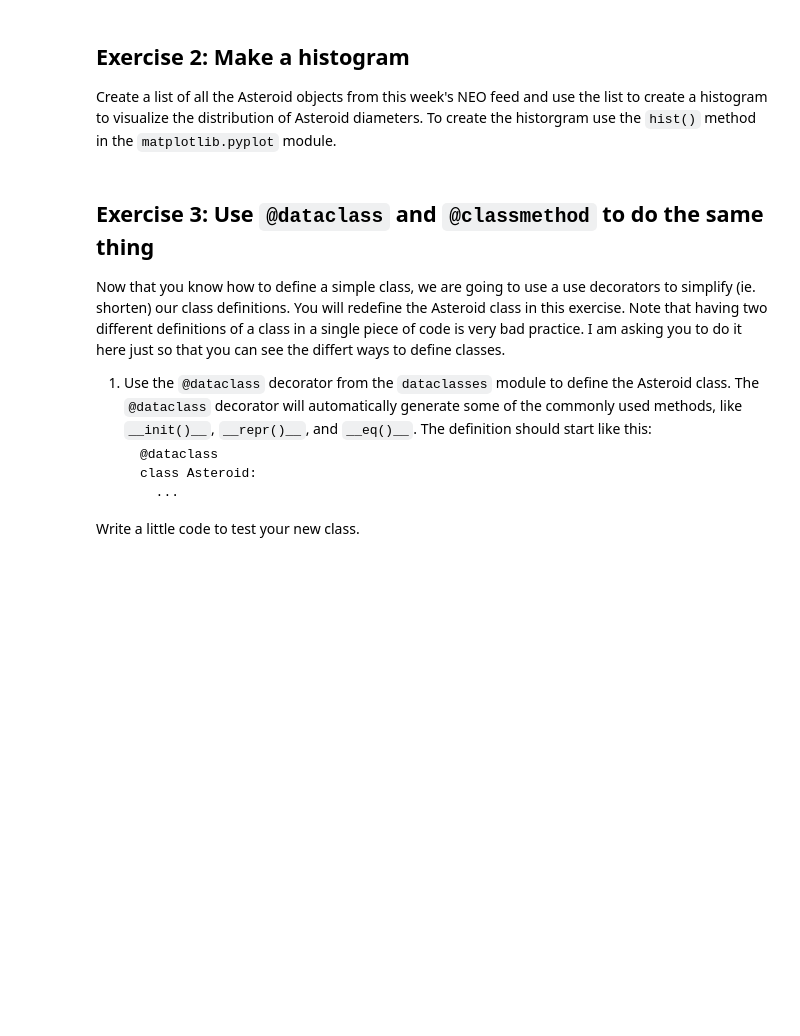
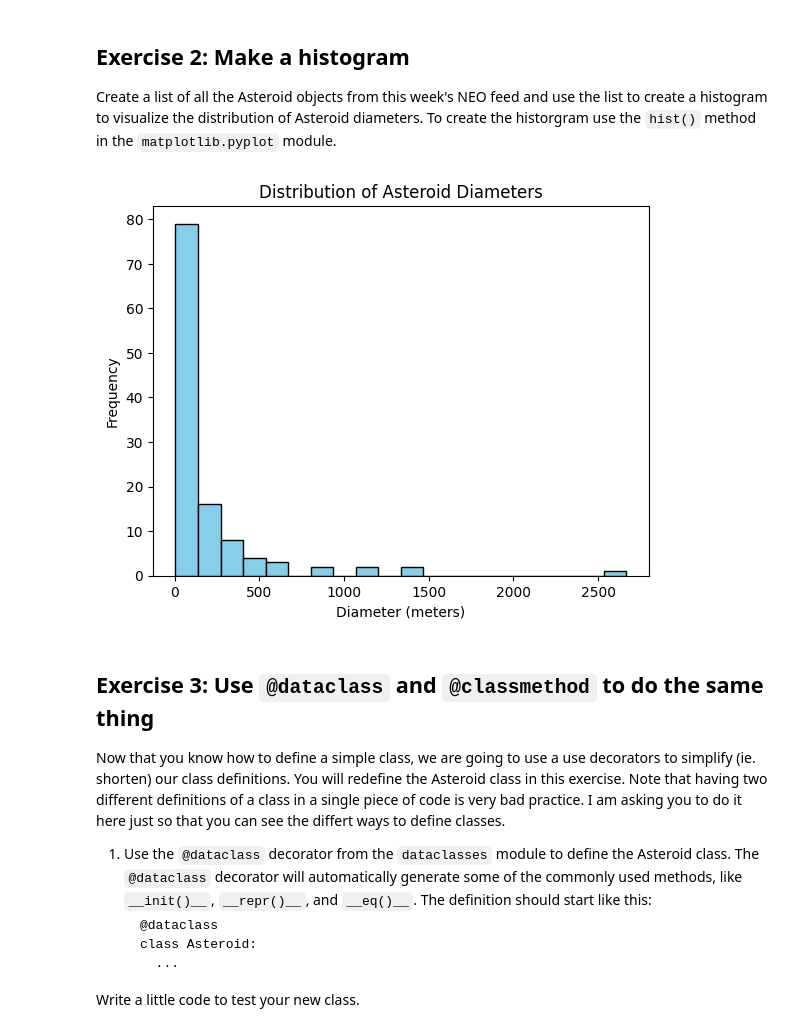
Before and after one commit to bakhadir0v/comp215-1-, a Jupyter notebook: labs/lab03-classes.ipynb, the cells around one changed output. Drawn from its saved outputs; the diff is of its cells as text; code cells hidden in the pictures; blank space fills up the shorter version.

```diff
--- a/labs/lab03-classes.ipynb
+++ b/labs/lab03-classes.ipynb
@@ -125,3 +123,25 @@ Create a list of all the Asteroid objects from this week's NEO feed and use the
+# %%
+# Ex. 2 your code here
+
+asteroids = []
+for neo in neos:
+    asteroid = Asteroid(
+        asteroid_id=neo['id'],
+        name=neo['name'],
+        estimated_diameter=neo['estimated_diameter']['meters']['estimated_diameter_max'],
+        is_potentially_hazardous=neo['is_potentially_hazardous_asteroid']
+    )
+    asteroids.append(asteroid)
+
+diameters = [asteroid.estimated_diameter for asteroid in asteroids]
+
+plt.hist(diameters, bins=20, color='skyblue', edgecolor='black')
+plt.title('Distribution of Asteroid Diameters')
+plt.xlabel('Diameter (meters)')
+plt.ylabel('Frequency')
+plt.show()
+# %% [output]
+[figure, added]
 # %% [markdown]
 ## Exercise 3: Use `@dataclass` and `@classmethod` to do the same thing
 
```
Also changed, not shown: parts of 5 cells of this notebook.
